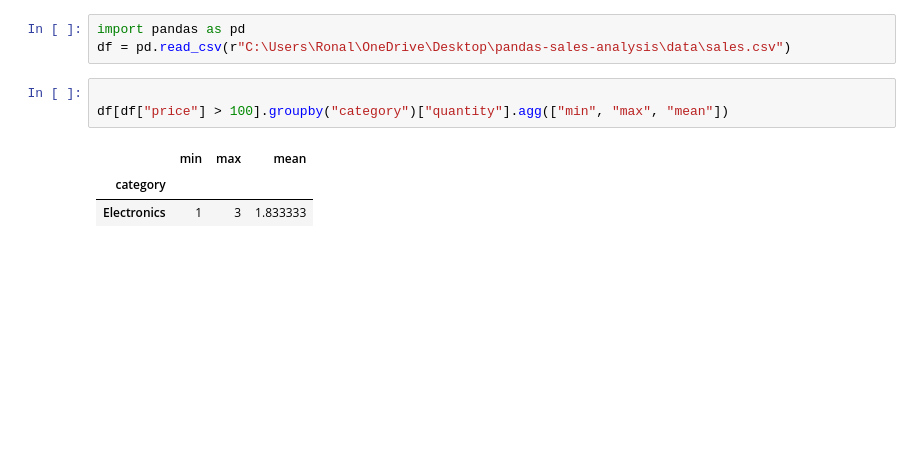
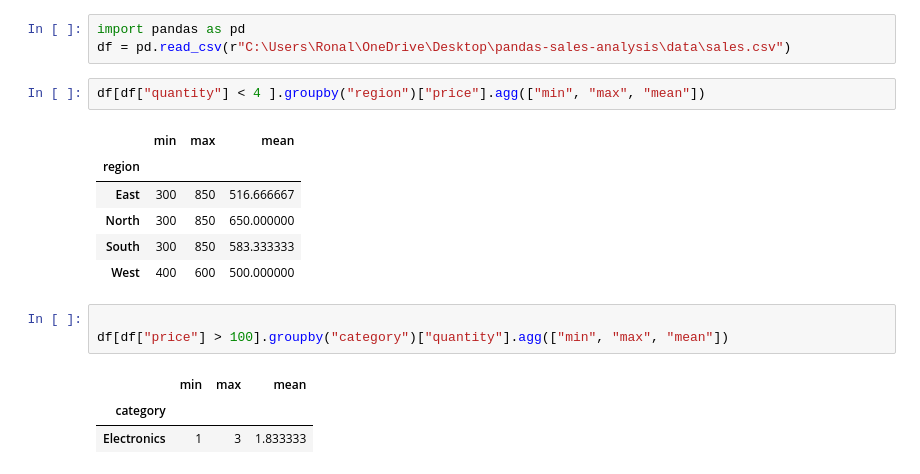
Before and after one commit to ronirgp/pandas-sales-analysis, a Jupyter notebook: notebooks/sales_analysis.ipynb, the cells around one changed output. Cells and saved outputs as stored; diff of their text form; blank space fills up the shorter version.

Commit message:
Add filtered regional price statistics

```diff
--- a/notebooks/sales_analysis.ipynb
+++ b/notebooks/sales_analysis.ipynb
@@ -1,6 +1,15 @@
 # %%
 import pandas as pd
 df = pd.read_csv(r"C:\Users\Ronal\OneDrive\Desktop\pandas-sales-analysis\data\sales.csv")
+# %%
+df[df["quantity"] < 4 ].groupby("region")["price"].agg(["min", "max", "mean"])
+# %% [output]
+|  | min | max | mean |
+| region |  |  |  |
+| East | 300 | 850 | 516.666667 |
+| North | 300 | 850 | 650.000000 |
+| South | 300 | 850 | 583.333333 |
+| West | 400 | 600 | 500.000000 |
 # %%
 
 df[df["price"] > 100].groupby("category")["quantity"].agg(["min", "max", "mean"])
```
Also changed, not shown: 1 other file.
